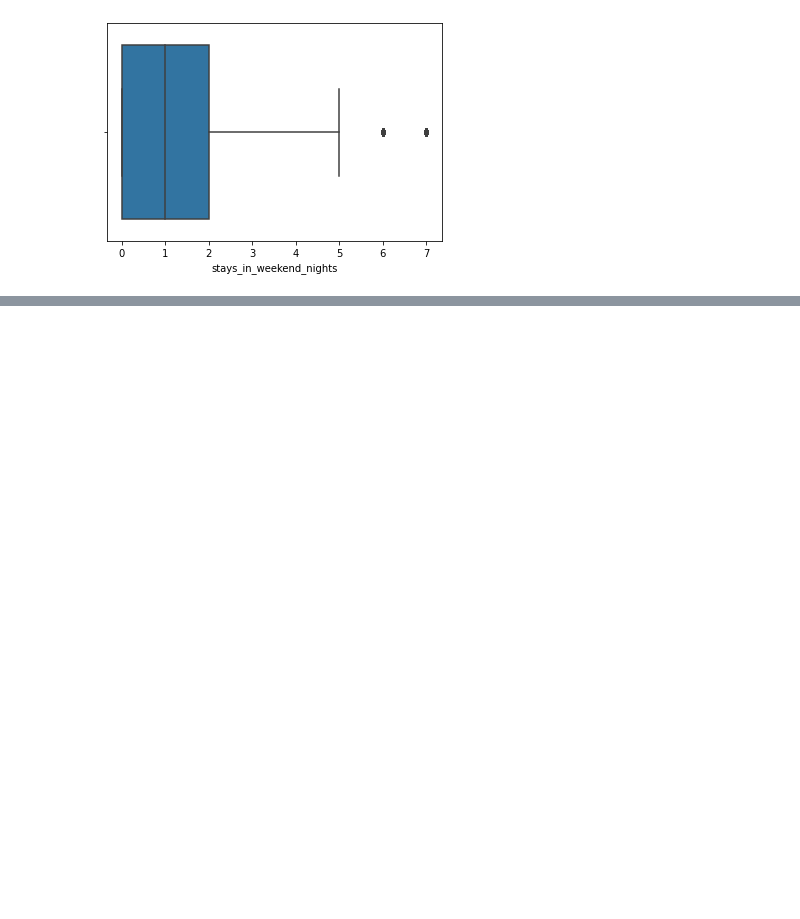
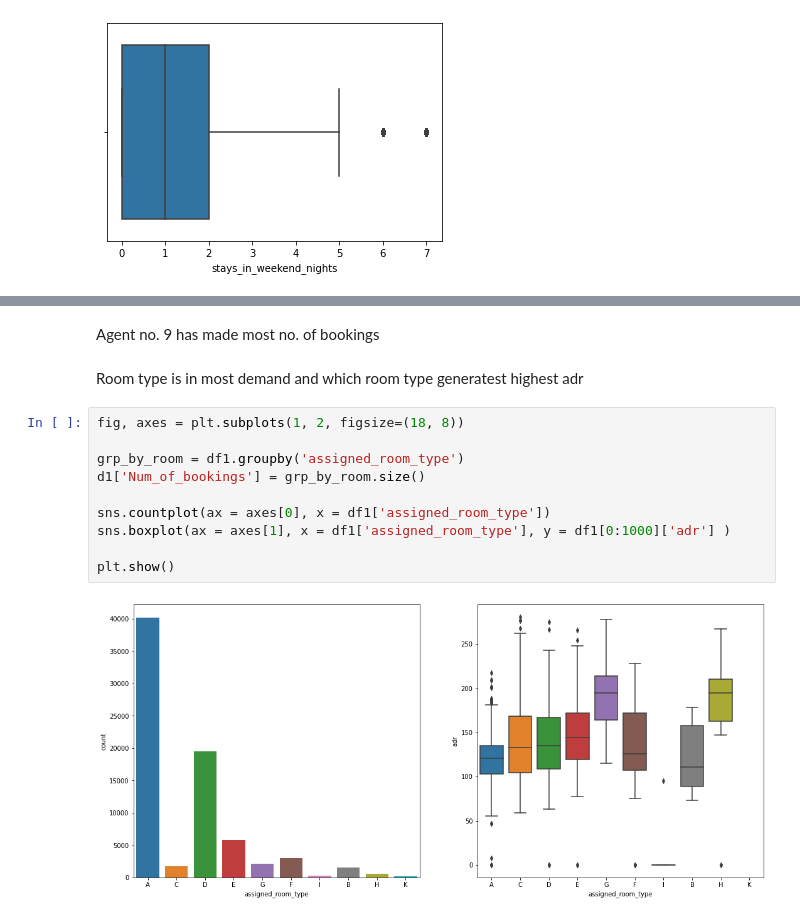
Before and after one commit to SUMITYADAV96/CAPSTONE_PROJECT-HOTEL-BOOKING-ANALYSIS, a Jupyter notebook: Hotel_Booking_Analysis_Capstone_Project.ipynb, the cells around one changed output, grey strips where cells are left out. Drawn from its saved outputs; the diff is of its cells as text; blank space fills up the shorter version.

```diff
--- a/Hotel_Booking_Analysis_Capstone_Project.ipynb
+++ b/Hotel_Booking_Analysis_Capstone_Project.ipynb
@@ -309,0 +492,16 @@ sns.boxplot(df1["stays_in_weekend_nights"])
+# %% [markdown]
+Agent no. 9 has made most no. of bookings
+# %% [markdown]
+Room type is in most demand and which room type generatest highest adr
+# %%
+fig, axes = plt.subplots(1, 2, figsize=(18, 8))
+
+grp_by_room = df1.groupby('assigned_room_type')
+d1['Num_of_bookings'] = grp_by_room.size()
+
+sns.countplot(ax = axes[0], x = df1['assigned_room_type'])
+sns.boxplot(ax = axes[1], x = df1['assigned_room_type'], y = df1[0:1000]['adr'] )
+
+plt.show()
+# %% [output]
+[figure, added]
```
Also changed, not shown: parts of 35 cells of this notebook.
